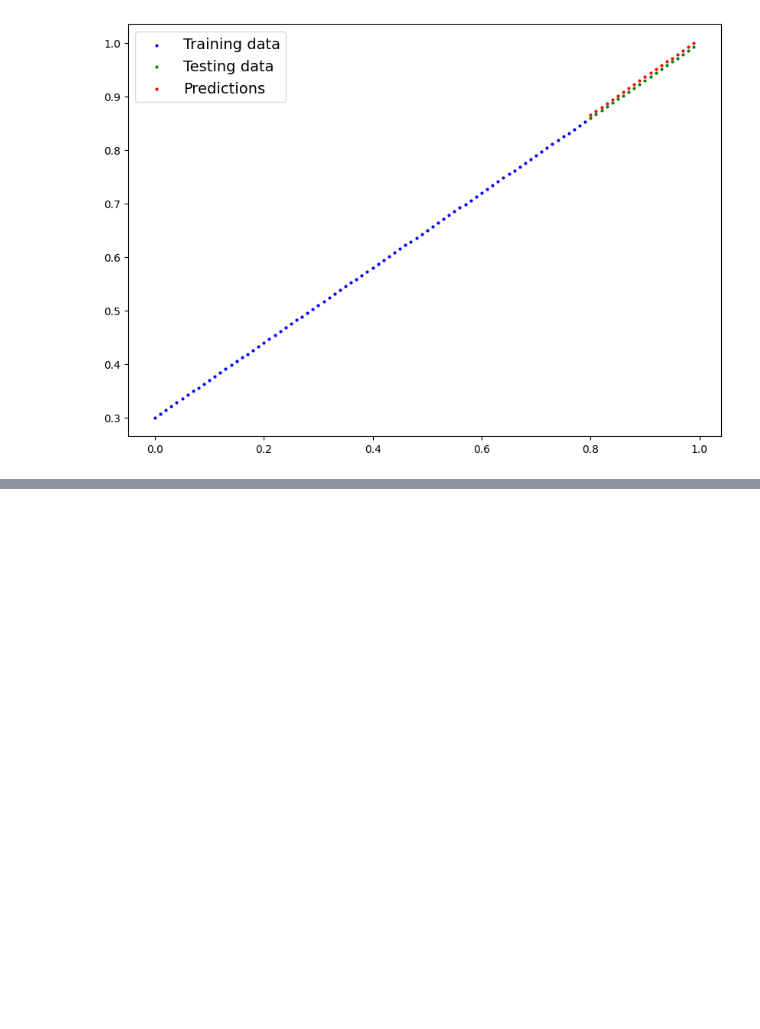
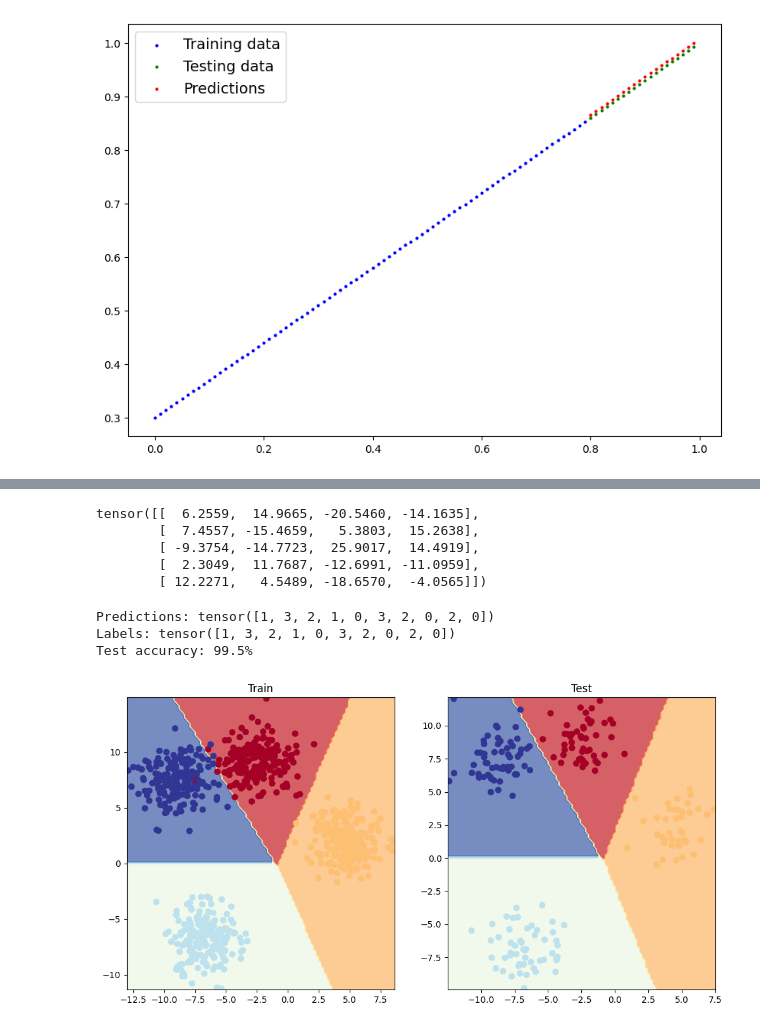
Before and after one commit to kjs2109/ZTM_PyTorch, a Jupyter notebook: 02_PyTorch_Neural_Network_Classification.ipynb, the cells around one changed output, grey strips where cells are left out. Saved outputs shown, nothing was run; the diff lists cells and outputs as text; code cells hidden in the pictures; blank space fills up the shorter version.

```diff
--- a/02_PyTorch_Neural_Network_Classification.ipynb
+++ b/02_PyTorch_Neural_Network_Classification.ipynb
@@ -446,0 +474,3 @@ plot_predictions(train_data=X_train_regression,
+# %%
+loss_fn = nn.BCEWithLogitsLoss()
+optimizer = torch.optim.Adam(model_3.parameters(), lr=0.01)
@@ -446,0 +593,22 @@ plot_predictions(train_data=X_train_regression,
+# %%
+from torch import nn
+
+class BlobModel(nn.Module):
+    def __init__(self, input_features, output_features, hidden_units=8):
+        super().__init__()
+        self.linear_layer_stack = nn.Sequential(
+            nn.Linear(in_features=input_features, out_features=hidden_units),
+            # nn.ReLU(), # <- does our dataset require non-linear layers?
+            nn.Linear(in_features=hidden_units, out_features=hidden_units),
+            # nn.ReLU(), # <- does our dataset require non-linear layers?
+            nn.Linear(in_features=hidden_units, out_features=output_features),
+        )
+
+    def forward(self, x):
+        return self.linear_layer_stack(x)
+
+
+model_4 = BlobModel(input_features=NUM_FEATURES,
+                    output_features=NUM_CLASSES,
+                    hidden_units=8).to(device)
+model_4
@@ -446,0 +623,8 @@ plot_predictions(train_data=X_train_regression,
+# %%
+# Create loss and optimizer
+loss_fn = nn.CrossEntropyLoss()
+optimizer = torch.optim.Adam(model_4.parameters(), lr=0.01)
+# %%
+with torch.inference_mode():
+    y_logits = model_4(X_blob_train.to(device))[:5]  # logits
+y_logits
@@ -446,0 +715,40 @@ plot_predictions(train_data=X_train_regression,
+# %%
+# Make predictions
+model_4.eval()
+with torch.inference_mode():
+    y_logits = model_4(X_blob_test)
+
+# View the first 10 predictions
+y_logits[:5]
+# %% [output]
+tensor([[  6.2559,  14.9665, -20.5460, -14.1635],
+        [  7.4557, -15.4659,   5.3803,  15.2638],
+        [ -9.3754, -14.7723,  25.9017,  14.4919],
+        [  2.3049,  11.7687, -12.6991, -11.0959],
+        [ 12.2271,   4.5489, -18.6570,  -4.0565]])
+# %%
+# Turn predicted logits in prediction probabilities
+y_pred_probs = torch.softmax(y_logits, dim=1)
+
+# Turn prediction probabilities into prediction labels
+y_preds = y_pred_probs.argmax(dim=1)
+
+# Compare first 10 model preds and test labels
+print(f"Predictions: {y_preds[:10]}\nLabels: {y_blob_test[:10]}")
+print(f"Test accuracy: {accuracy(y_true=y_blob_test, y_pred=y_preds)}%")
+# %% [output]
+Predictions: tensor([1, 3, 2, 1, 0, 3, 2, 0, 2, 0])
+Labels: tensor([1, 3, 2, 1, 0, 3, 2, 0, 2, 0])
+Test accuracy: 99.5%
+# %%
+plt.figure(figsize=(12, 6))
+
+plt.subplot(1, 2, 1)
+plt.title("Train")
+plot_decision_boundary(model_4, X_blob_train, y_blob_train)
+
+plt.subplot(1, 2, 2)
+plt.title("Test")
+plot_decision_boundary(model_4, X_blob_test, y_blob_test)
+# %% [output]
+[figure, added]
```
Also changed, not shown: parts of 11 cells of this notebook.
